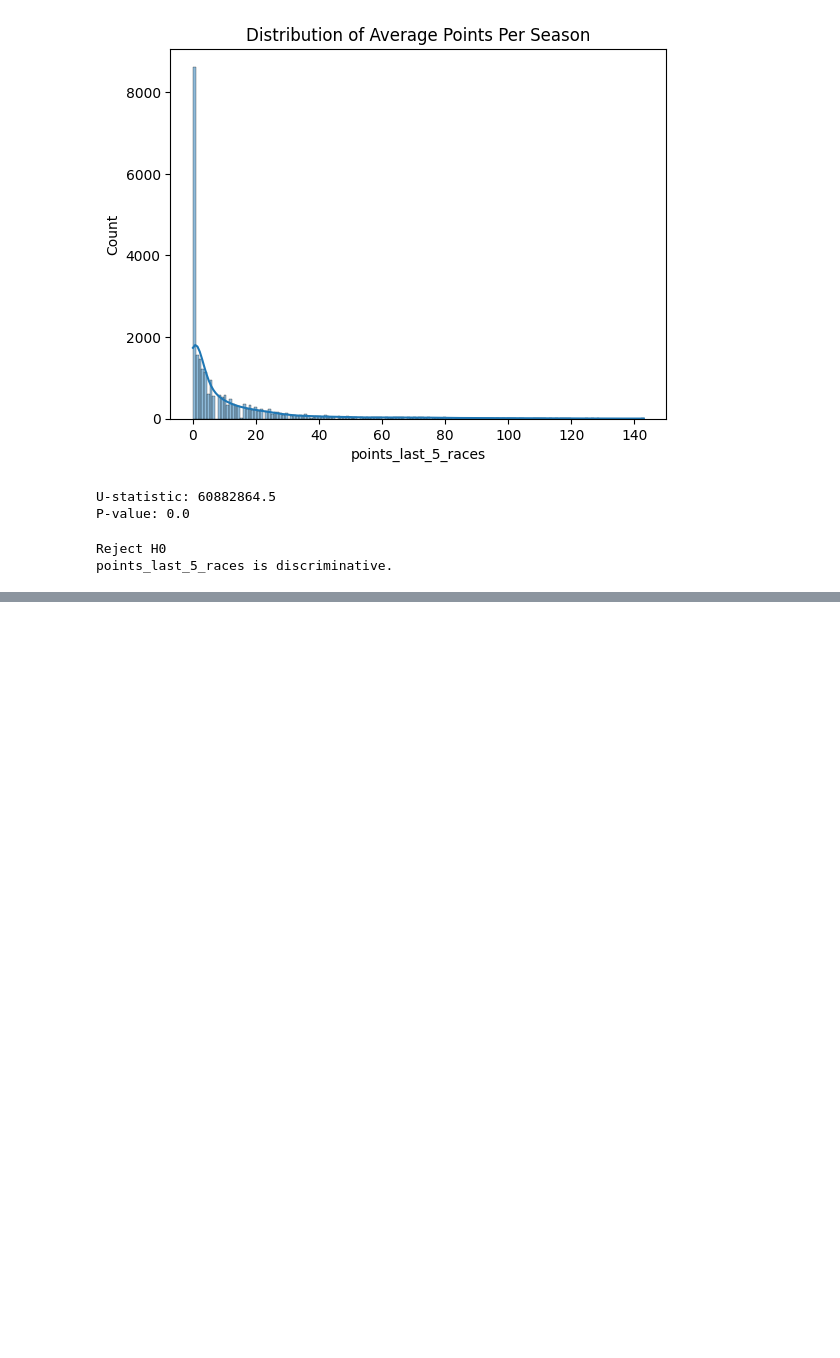
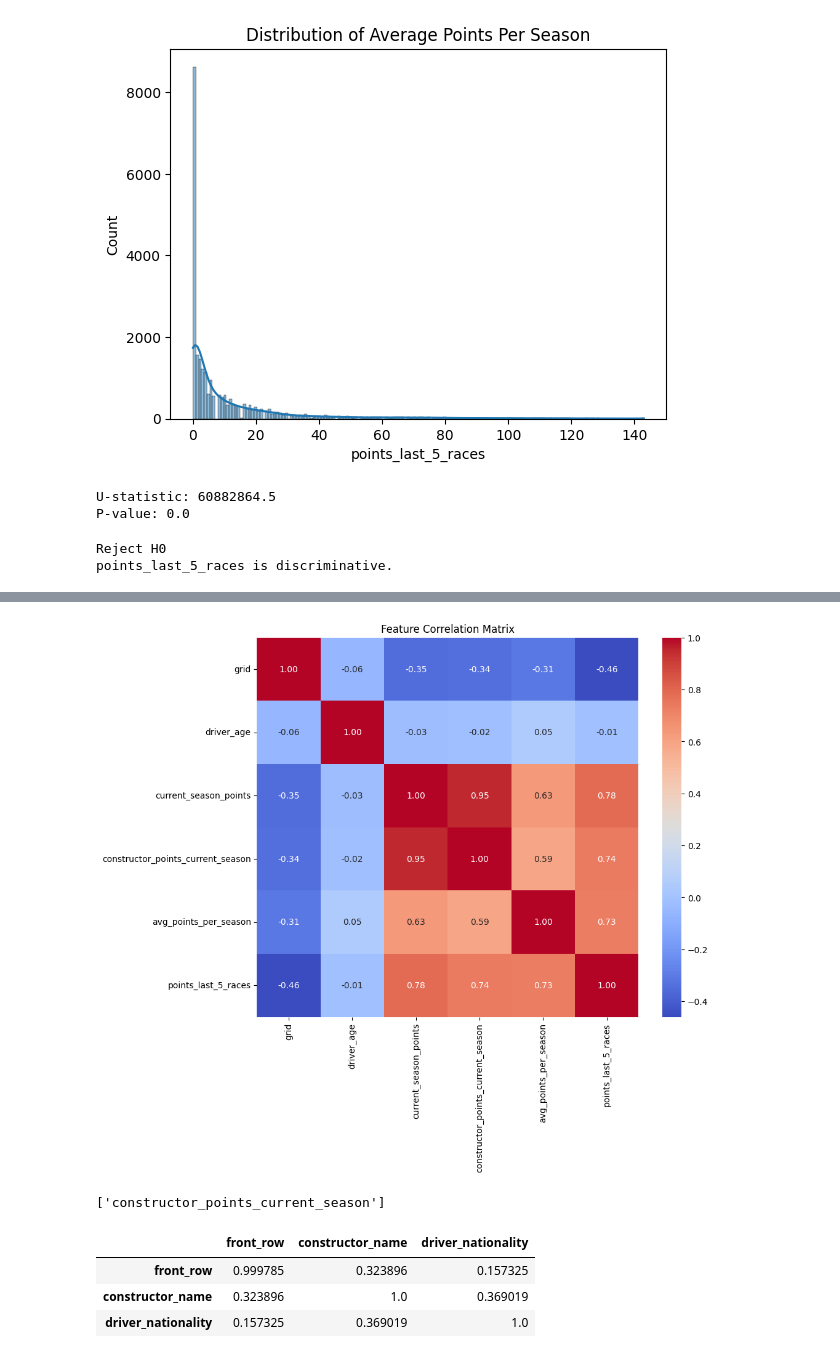
Before and after one commit to andersjohnsennn/F1-project, a Jupyter notebook: notebooks/04_classification_podium.ipynb, the cells around one changed output, grey strips where cells are left out. Cells and saved outputs as stored; diff of their text form; code cells hidden in the pictures; blank space fills up the shorter version.

```diff
--- a/notebooks/04_classification_podium.ipynb
+++ b/notebooks/04_classification_podium.ipynb
@@ -492,3 +540,10 @@ else:
 # %% [output]
 Reject H0
 points_last_5_races is discriminative.
+# %%
+correlation_matrix = (
+    df[descriminative_numerical_features]
+    .corr()
+)
+
+correlation_matrix
@@ -494,0 +558,40 @@ points_last_5_races is discriminative.
+# %%
+plt.figure(figsize=(10, 8))
+
+sns.heatmap(
+    correlation_matrix,
+    annot=True,
+    cmap="coolwarm",
+    fmt=".2f"
+)
+
+plt.title("Feature Correlation Matrix")
+
+plt.show()
+# %% [output]
+[figure, added]
+# %%
+corr_matrix = (
+    df[descriminative_numerical_features]
+    .corr()
+    .abs()
+)
+
+# Upper triangle only
+upper_triangle = corr_matrix.where(
+    np.triu(
+        np.ones(corr_matrix.shape),
+        k=1
+    ).astype(bool)
+)
+
+# Find features with correlation > 0.9
+high_corr_features = [
+    column
+    for column in upper_triangle.columns
+    if any(upper_triangle[column] > 0.9)
+]
+
+print(high_corr_features)
+# %% [output]
+['constructor_points_current_season']
@@ -494,0 +615,22 @@ points_last_5_races is discriminative.
+# %%
+cramers_matrix = pd.DataFrame(
+    index=descriminative_categorical_features,
+    columns=descriminative_categorical_features
+)
+
+for col1 in descriminative_categorical_features:
+    for col2 in descriminative_categorical_features:
+
+        cramers_matrix.loc[col1, col2] = (
+            cramers_v(
+                df[col1],
+                df[col2]
+            )
+        )
+
+cramers_matrix
+# %% [output]
+|  | front_row | constructor_name | driver_nationality |
+| front_row | 0.999785 | 0.323896 | 0.157325 |
+| constructor_name | 0.323896 | 1.0 | 0.369019 |
+| driver_nationality | 0.157325 | 0.369019 | 1.0 |
```
Also changed, not shown: parts of 6 cells of this notebook, 1 other file.
